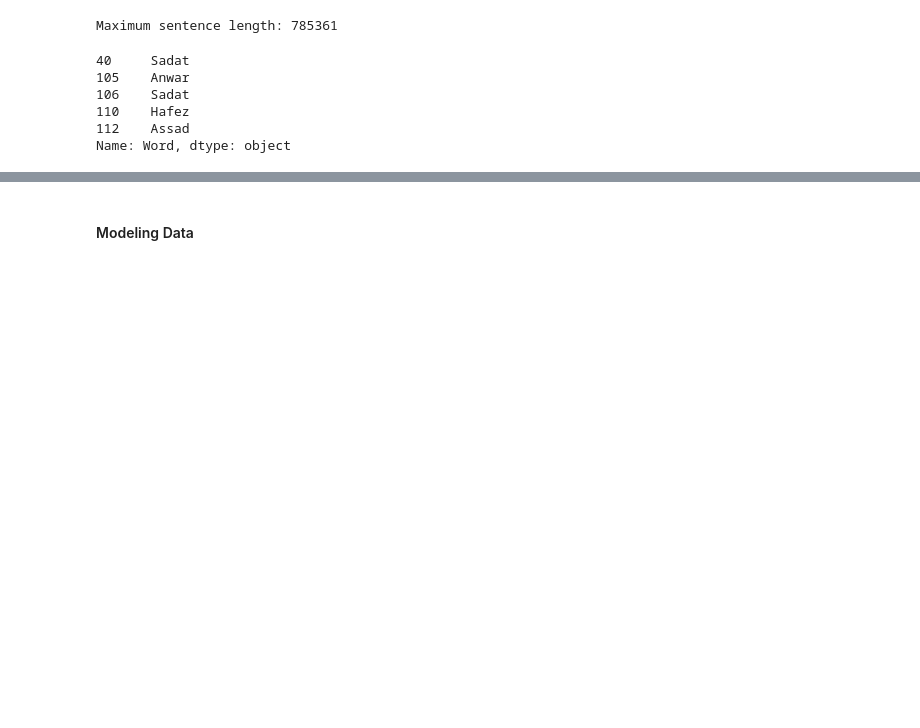
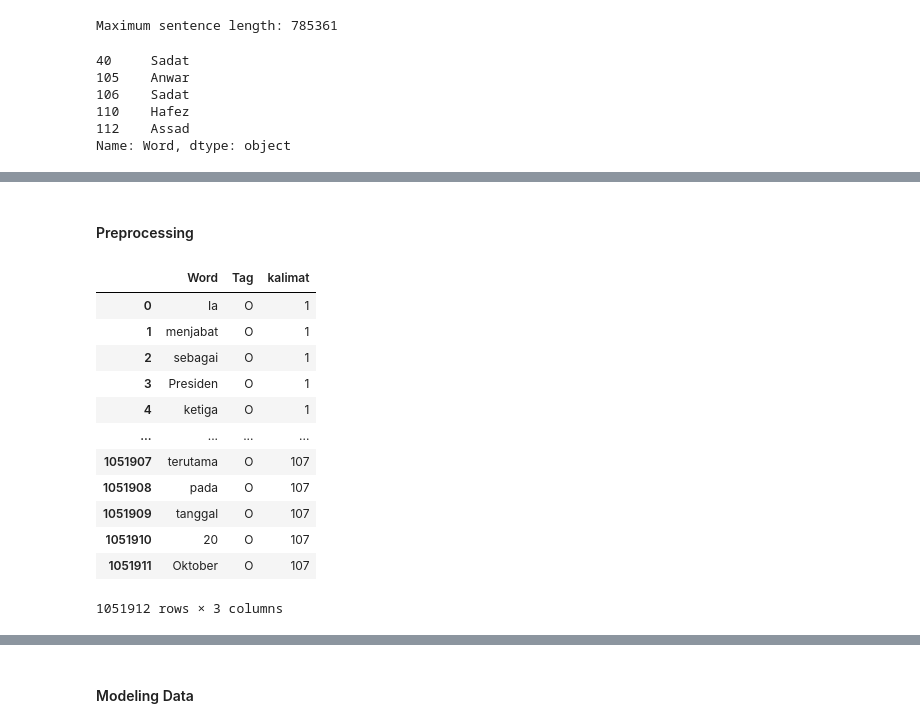
Before and after one commit to ShinTempest/Indonesia-Named-entity-Recognition, a Jupyter notebook: Aestethic_NER.ipynb, the cells around one changed output, grey strips where cells are left out. Saved outputs shown, nothing was run; the diff lists cells and outputs as text; code cells hidden in the pictures; blank space fills up the shorter version.

```diff
--- a/Aestethic_NER.ipynb
+++ b/Aestethic_NER.ipynb
@@ -137,3 +137,5 @@ plt.tight_layout()
 plt.show()
 # %% [output]
 [drawing not drawn]
+# %% [markdown]
+#### Preprocessing
@@ -139,0 +144,22 @@ plt.show()
+# %%
+import re
+def perbaikan_format_tanda_baca(dataset_prep):
+    for i in dataset_prep.index:
+        token = re.sub('([.,!?()])', r'\1 ', dataset_prep.at[i, 'Word'])
+        dataset_prep.at[i, 'Word'] = re.sub('\s{2,}', ' ', token)
+    return dataset_prep
+perbaikan_format_tanda_baca(dataset_prep)
+# %% [output]
+|  | Word | Tag | kalimat |
+| 0 | Ia | O | 1 |
+| 1 | menjabat | O | 1 |
+| 2 | sebagai | O | 1 |
+| 3 | Presiden | O | 1 |
+| 4 | ketiga | O | 1 |
+| ... | ... | ... | ... |
+| 1051907 | terutama | O | 107 |
+| 1051908 | pada | O | 107 |
+| 1051909 | tanggal | O | 107 |
+| 1051910 | 20 | O | 107 |
+| 1051911 | Oktober | O | 107 |
+1051912 rows × 3 columns
```
Also changed, not shown: parts of 8 cells of this notebook.
